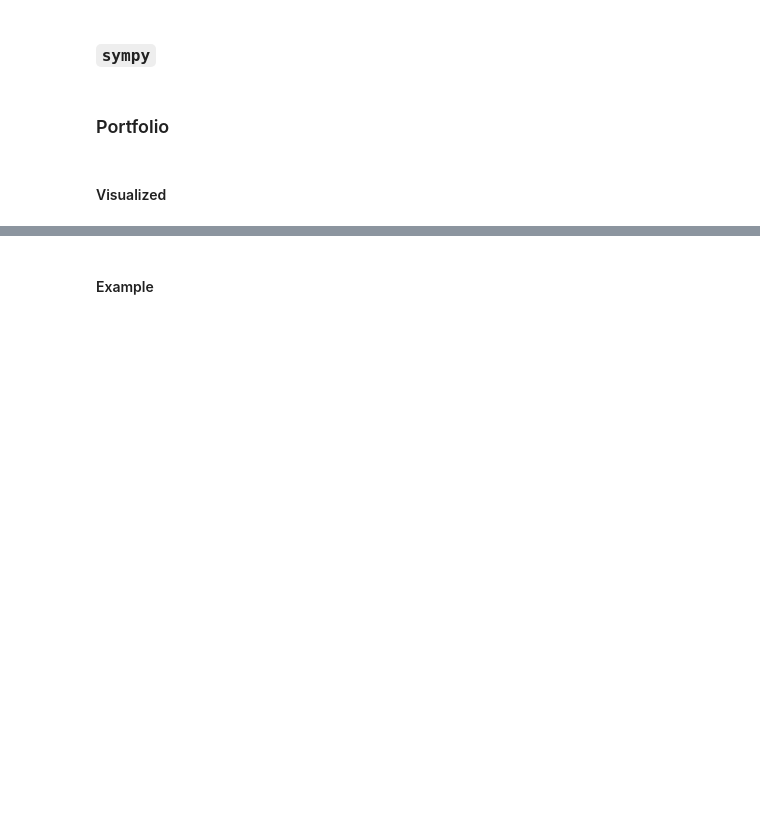
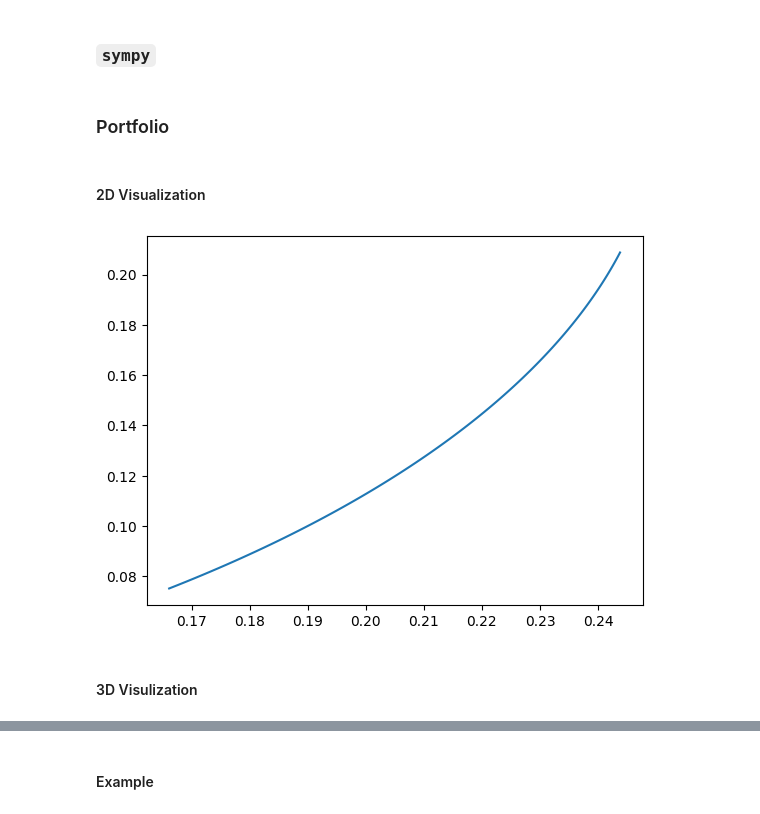
Before and after one commit to Bayan2019/kaz-gu, a Jupyter notebook: 01-ipynb/03-finance-statistics/02-portfolio-theory.ipynb, the cells around one changed output, grey strips where cells are left out. Saved outputs shown, nothing was run; the diff lists cells and outputs as text; code cells hidden in the pictures; blank space fills up the shorter version.

```diff
--- a/01-ipynb/03-finance-statistics/02-portfolio-theory.ipynb
+++ b/01-ipynb/03-finance-statistics/02-portfolio-theory.ipynb
@@ -105,6 +113,16 @@ sympy.solve(sympy.diff(mu - mu**2 - sigmas, x), x)
 # %% [markdown]
 ### Portfolio
 # %% [markdown]
-#### Visualized
+#### 2D Visualization
 # %%
 t = np.linspace(0, 1, num=100, endpoint=True)
+# %%
+r = t*portfolio_returns.COKE.mean() + (1-t)*portfolio_returns.NVDA.mean()
+sigma = np.sqrt(t*cov_matrix.loc['COKE', 'COKE'] + (1-t)*cov_matrix.loc['NVDA', 'NVDA'] + 2*t*(1-t)*cov_matrix.loc['COKE', 'NVDA'])
+# %%
+plt.plot(sigma, r)
+plt.show()
+# %% [output]
+[figure, added]
+# %% [markdown]
+#### 3D Visulization
```
Also changed, not shown: parts of 11 cells of this notebook, 4 other files.
